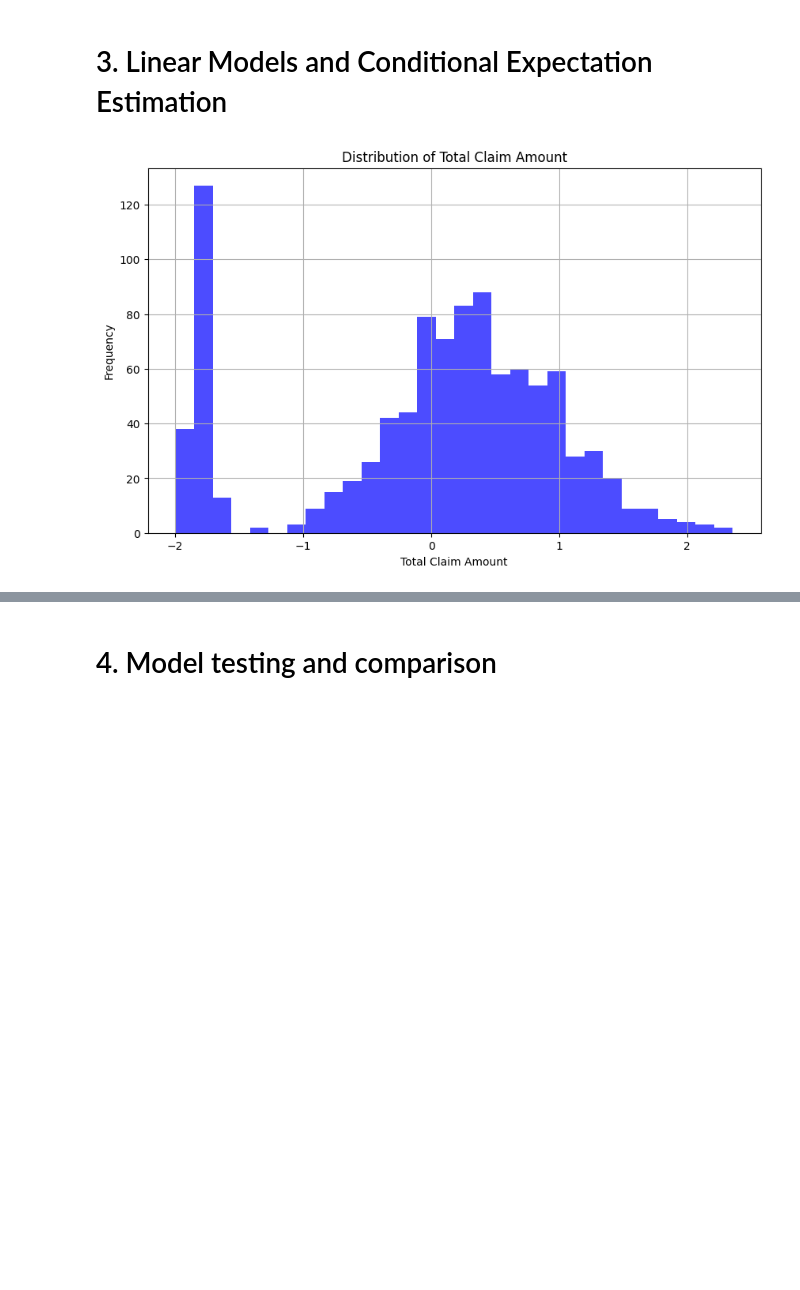
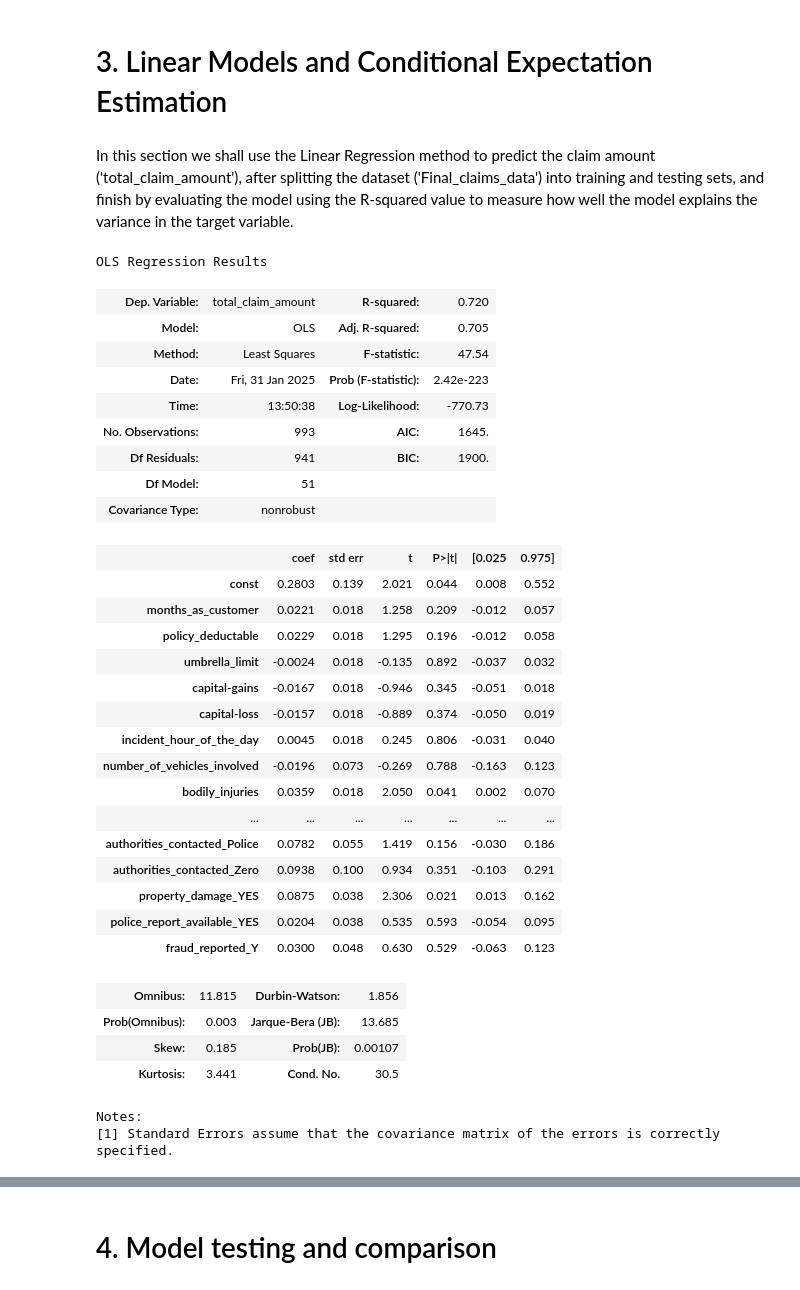
Before and after one commit to Regis0323/Module_1, a Jupyter notebook: Rurangwa_Assignment_Module_1.ipynb, the cells around one changed output, grey strips where cells are left out. Drawn from its saved outputs; the diff is of its cells as text; code cells hidden in the pictures; blank space fills up the shorter version.

```diff
--- a/Rurangwa_Assignment_Module_1.ipynb
+++ b/Rurangwa_Assignment_Module_1.ipynb
@@ -411,20 +411,50 @@ Cleaned dataset shape: (993, 55)
 We now have a dataset '**Final_claims_data**' of 993 lines and 55 columns which is treated to the max (treatment of categorical variables along with the standardization and the retrievement of potential outliers of the numerical variables), clean and is ready to be used in different models.
 # %% [markdown]
 # 3. Linear Models and Conditional Expectation Estimation<a name="Linear_Models"></a>
+# %% [markdown]
+In this section we shall use the Linear Regression method to predict the claim amount ('total_claim_amount'), after splitting the dataset ('Final_claims_data') into training and testing sets, and finish by evaluating the model using the R-squared value to measure how well the model explains the variance in the target variable.
 # %%
 # Split the dataset into features and target variable
-X = new_clean_data.drop(['total_claim_amount','injury_claim','property_claim','vehicle_claim'], axis=1)
+X = Final_claims_data.drop(['total_claim_amount','injury_claim','property_claim','vehicle_claim'], axis=1)
 x = sm.add_constant(X)
-y = new_clean_data['total_claim_amount']
+y = Final_claims_data['total_claim_amount']
+
 # Split the data into training and testing sets
 X_train, X_test, y_train, y_test = train_test_split(X, y, test_size=0.2, random_state=23)
+
+model = sm.OLS(y, x)
+results = model.fit()
+results.summary()
+# %% [output]
+OLS Regression Results
+| Dep. Variable: | total_claim_amount | R-squared: | 0.720 |
+| Model: | OLS | Adj. R-squared: | 0.705 |
+| Method: | Least Squares | F-statistic: | 47.54 |
+| Date: | Fri, 31 Jan 2025 | Prob (F-statistic): | 2.42e-223 |
+| Time: | 13:50:38 | Log-Likelihood: | -770.73 |
+| No. Observations: | 993 | AIC: | 1645. |
+| Df Residuals: | 941 | BIC: | 1900. |
+| Df Model: | 51 |  |  |
+| Covariance Type: | nonrobust |  |  |
+|  | coef | std err | t | P>|t| | [0.025 | 0.975] |
+| const | 0.2803 | 0.139 | 2.021 | 0.044 | 0.008 | 0.552 |
+| months_as_customer | 0.0221 | 0.018 | 1.258 | 0.209 | -0.012 | 0.057 |
+| policy_deductable | 0.0229 | 0.018 | 1.295 | 0.196 | -0.012 | 0.058 |
+| umbrella_limit | -0.0024 | 0.018 | -0.135 | 0.892 | -0.037 | 0.032 |
+| capital-gains | -0.0167 | 0.018 | -0.946 | 0.345 | -0.051 | 0.018 |
+| capital-loss | -0.0157 | 0.018 | -0.889 | 0.374 | -0.050 | 0.019 |
+| incident_hour_of_the_day | 0.0045 | 0.018 | 0.245 | 0.806 | -0.031 | 0.040 |
+| number_of_vehicles_involved | -0.0196 | 0.073 | -0.269 | 0.788 | -0.163 | 0.123 |
+| bodily_injuries | 0.0359 | 0.018 | 2.050 | 0.041 | 0.002 | 0.070 |
+| ... | ... | ... | ... | ... | ... | ... |
+| authorities_contacted_Police | 0.0782 | 0.055 | 1.419 | 0.156 | -0.030 | 0.186 |
+| authorities_contacted_Zero | 0.0938 | 0.100 | 0.934 | 0.351 | -0.103 | 0.291 |
+| property_damage_YES | 0.0875 | 0.038 | 2.306 | 0.021 | 0.013 | 0.162 |
+| police_report_available_YES | 0.0204 | 0.038 | 0.535 | 0.593 | -0.054 | 0.095 |
+| fraud_reported_Y | 0.0300 | 0.048 | 0.630 | 0.529 | -0.063 | 0.123 |
+| Omnibus: | 11.815 | Durbin-Watson: | 1.856 |
+| Prob(Omnibus): | 0.003 | Jarque-Bera (JB): | 13.685 |
+| Skew: | 0.185 | Prob(JB): | 0.00107 |
+| Kurtosis: | 3.441 | Cond. No. | 30.5 |
+Notes:
+[1] Standard Errors assume that the covariance matrix of the errors is correctly specified.
-# %%
-plt.figure(figsize=(10, 6))
-plt.hist(y, bins=30, color='blue', alpha=0.7)
-plt.title('Distribution of Total Claim Amount')
-plt.xlabel('Total Claim Amount')
-plt.ylabel('Frequency')
-plt.grid()
-plt.show()
-# %% [output]
-[figure, removed]
```
Also changed, not shown: parts of 17 cells of this notebook.
